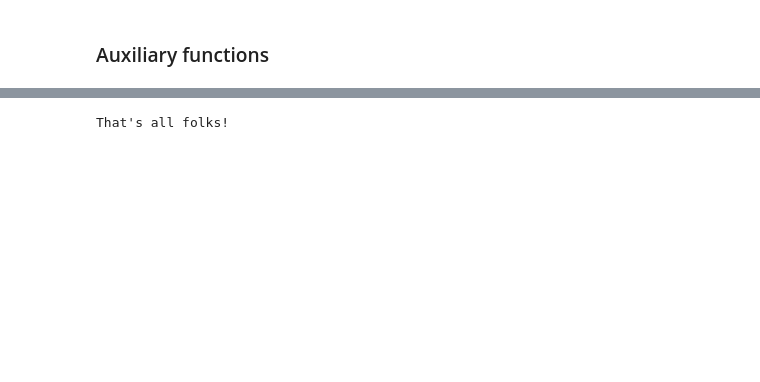
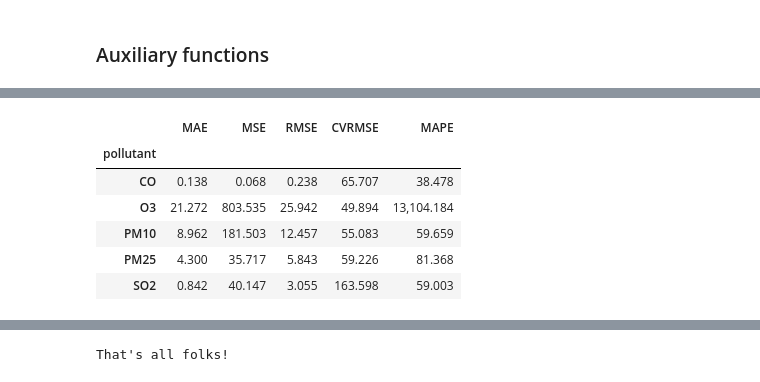
Before and after one commit to fterroso/airpollution_gnn_uca_upct, a Jupyter notebook: 05_analyze_results.ipynb, the cells around one changed output, grey strips where cells are left out. Saved outputs shown, nothing was run; the diff lists cells and outputs as text; code cells hidden in the pictures; blank space fills up the shorter version.

```diff
--- a/05_analyze_results.ipynb
+++ b/05_analyze_results.ipynb
@@ -205,0 +250,11 @@ FORECASTED VS REAL PLOTS
+# %%
+metric_synth_trf_df= metrics_by_sensors_synth_trf_df.drop(columns='sensor traffic T'.split()).groupby('pollutant'.split()).mean()
+metric_synth_trf_df
+# %% [output]
+|  | MAE | MSE | RMSE | CVRMSE | MAPE |
+| pollutant |  |  |  |  |  |
+| CO | 0.138 | 0.068 | 0.238 | 65.707 | 38.478 |
+| O3 | 21.272 | 803.535 | 25.942 | 49.894 | 13,104.184 |
+| PM10 | 8.962 | 181.503 | 12.457 | 55.083 | 59.659 |
+| PM25 | 4.300 | 35.717 | 5.843 | 59.226 | 81.368 |
+| SO2 | 0.842 | 40.147 | 3.055 | 163.598 | 59.003 |
```
Also changed, not shown: parts of 35 cells of this notebook.
